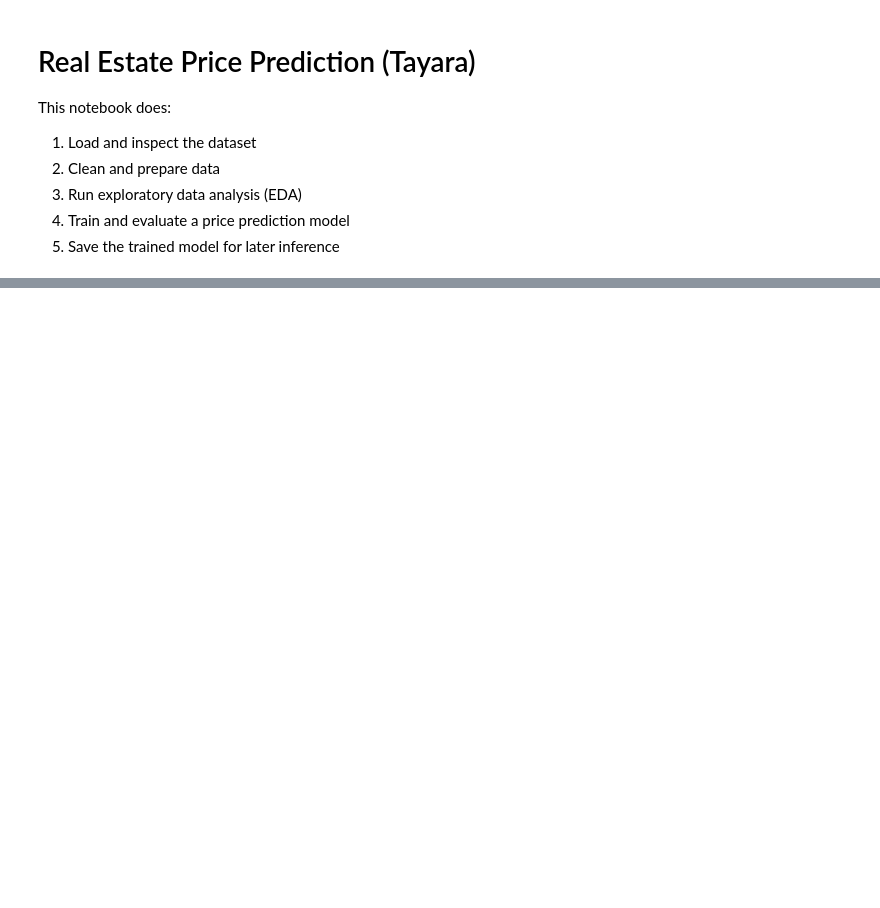
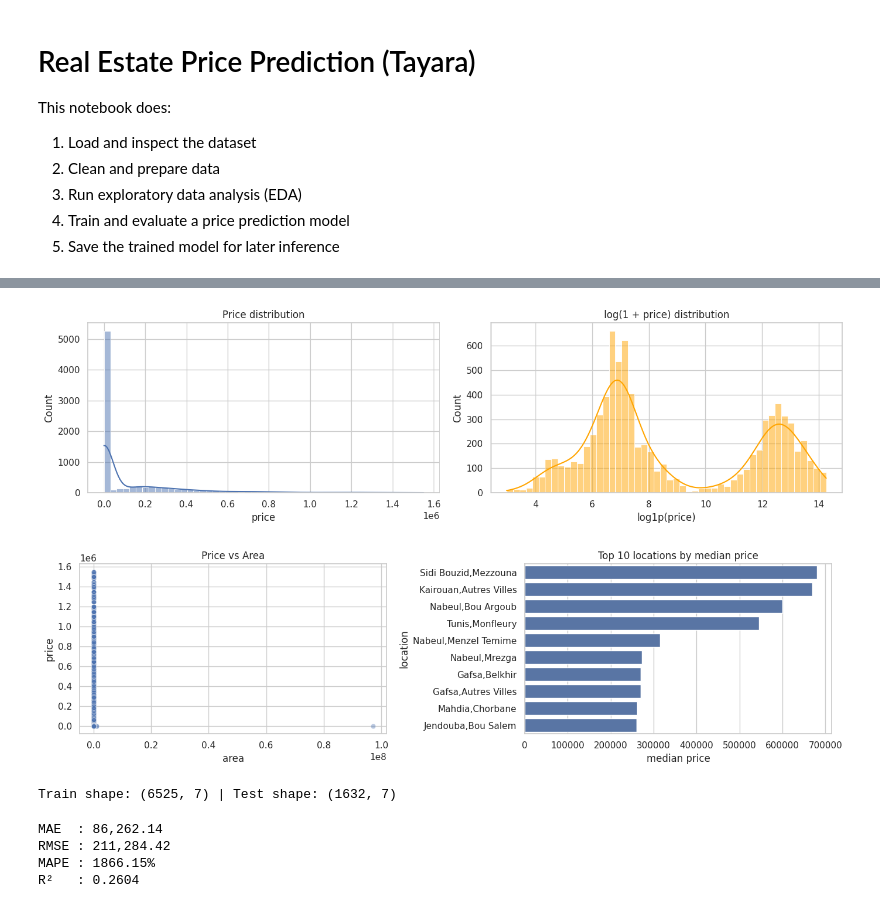
Before and after one commit to eng-Marwen/P2M, a Jupyter notebook: aimicroservice/models-training/price_prediction_model/model_training.ipynb, the cells around one changed output, grey strips where cells are left out. Saved outputs shown, nothing was run; the diff lists cells and outputs as text; code cells hidden in the pictures; blank space fills up the shorter version.

```diff
--- a/aimicroservice/models-training/price_prediction_model/model_training.ipynb
+++ b/aimicroservice/models-training/price_prediction_model/model_training.ipynb
@@ -112,34 +153,45 @@ display(work[["price", "transaction", "city", "region", "surface", "bathrooms",
 # %%
-# EDA: target and key feature distributions
+# EDA: target and requested numeric features
 fig, axes = plt.subplots(1, 2, figsize=(14, 4))
 
 sns.histplot(work["price"], bins=50, kde=True, ax=axes[0])
 axes[0].set_title("Price distribution")
 axes[0].set_xlabel("price")
 
 sns.histplot(np.log1p(work["price"]), bins=50, kde=True, ax=axes[1], color="orange")
 axes[1].set_title("log(1 + price) distribution")
 axes[1].set_xlabel("log1p(price)")
 
 plt.tight_layout()
 plt.show()
 
 fig, axes = plt.subplots(1, 2, figsize=(14, 4))
 
-sns.scatterplot(data=work, x="surface", y="price", alpha=0.4, ax=axes[0])
-axes[0].set_title("Price vs Surface")
+sns.scatterplot(data=work, x="area", y="price", alpha=0.4, ax=axes[0])
+axes[0].set_title("Price vs Area")
 
-city_stats = work.groupby("city", dropna=False)["price"].median().sort_values(ascending=False).head(10)
-sns.barplot(x=city_stats.values, y=city_stats.index, ax=axes[1])
-axes[1].set_title("Top 10 cities by median price")
+loc_stats = work.groupby("location", dropna=False)["price"].median().sort_values(ascending=False).head(10)
+sns.barplot(x=loc_stats.values, y=loc_stats.index, ax=axes[1])
+axes[1].set_title("Top 10 locations by median price")
 axes[1].set_xlabel("median price")
-axes[1].set_ylabel("city")
+axes[1].set_ylabel("location")
 
 plt.tight_layout()
 plt.show()
+# %% [output]
+[figure, added]
+[figure, added]
 # %%
-# Train/test split
-feature_cols = ["text", "transaction", "city", "region", "surface", "bathrooms", "rooms"]
+# Train/test split with requested features
+feature_cols = [
+    "location",
+    "chambres",
+    "salle_de_bain",
+    "area",
+    "type",
+    "title_en",
+    "description_en",
+]
 target_col = "price"
 
 X = work[feature_cols].copy()
@@ -150,11 +202,14 @@ X_train, X_test, y_train, y_test = train_test_split(
 )
 
 print("Train shape:", X_train.shape, "| Test shape:", X_test.shape)
+# %% [output]
+Train shape: (6525, 7) | Test shape: (1632, 7)
 # %%
-# Preprocessing + model pipeline
-numeric_features = ["surface", "bathrooms", "rooms"]
-categorical_features = ["transaction", "city", "region"]
-text_feature = "text"
+# Preprocessing + model pipeline using requested features
+numeric_features = ["area", "chambres", "salle_de_bain"]
+categorical_features = ["location", "type"]
+title_feature = "title_en"
+description_feature = "description_en"
 
 numeric_pipe = Pipeline([
     ("imputer", SimpleImputer(strategy="median")),
@@ -166,9 +221,18 @@ categorical_pipe = Pipeline([
     ("onehot", OneHotEncoder(handle_unknown="ignore"))
 ])
 
-text_pipe = Pipeline([
+title_pipe = Pipeline([
     ("tfidf", TfidfVectorizer(
-        max_features=30000,
+        max_features=12000,
+        ngram_range=(1, 2),
+        min_df=2,
+        strip_accents="unicode"
+    ))
+])
+
+description_pipe = Pipeline([
+    ("tfidf", TfidfVectorizer(
+        max_features=20000,
         ngram_range=(1, 2),
         min_df=2,
         strip_accents="unicode"
@@ -179,7 +243,8 @@ preprocessor = ColumnTransformer(
     transformers=[
         ("num", numeric_pipe, numeric_features),
         ("cat", categorical_pipe, categorical_features),
-        ("txt", text_pipe, text_feature),
+        ("txt_title", title_pipe, title_feature),
+        ("txt_desc", description_pipe, description_feature),
     ],
     remainder="drop"
 )
@@ -201,8 +266,15 @@ y_pred = model.predict(X_test)
 
 mae = mean_absolute_error(y_test, y_pred)
 rmse = np.sqrt(mean_squared_error(y_test, y_pred))
+mape = mean_absolute_percentage_error(y_test, y_pred)
 r2 = r2_score(y_test, y_pred)
 
 print(f"MAE  : {mae:,.2f}")
 print(f"RMSE : {rmse:,.2f}")
+print(f"MAPE : {mape:.2%}")
 print(f"R²   : {r2:.4f}")
+# %% [output]
+MAE  : 86,262.14
+RMSE : 211,284.42
+MAPE : 1866.15%
+R²   : 0.2604
```
Also changed, not shown: parts of 7 cells of this notebook.
